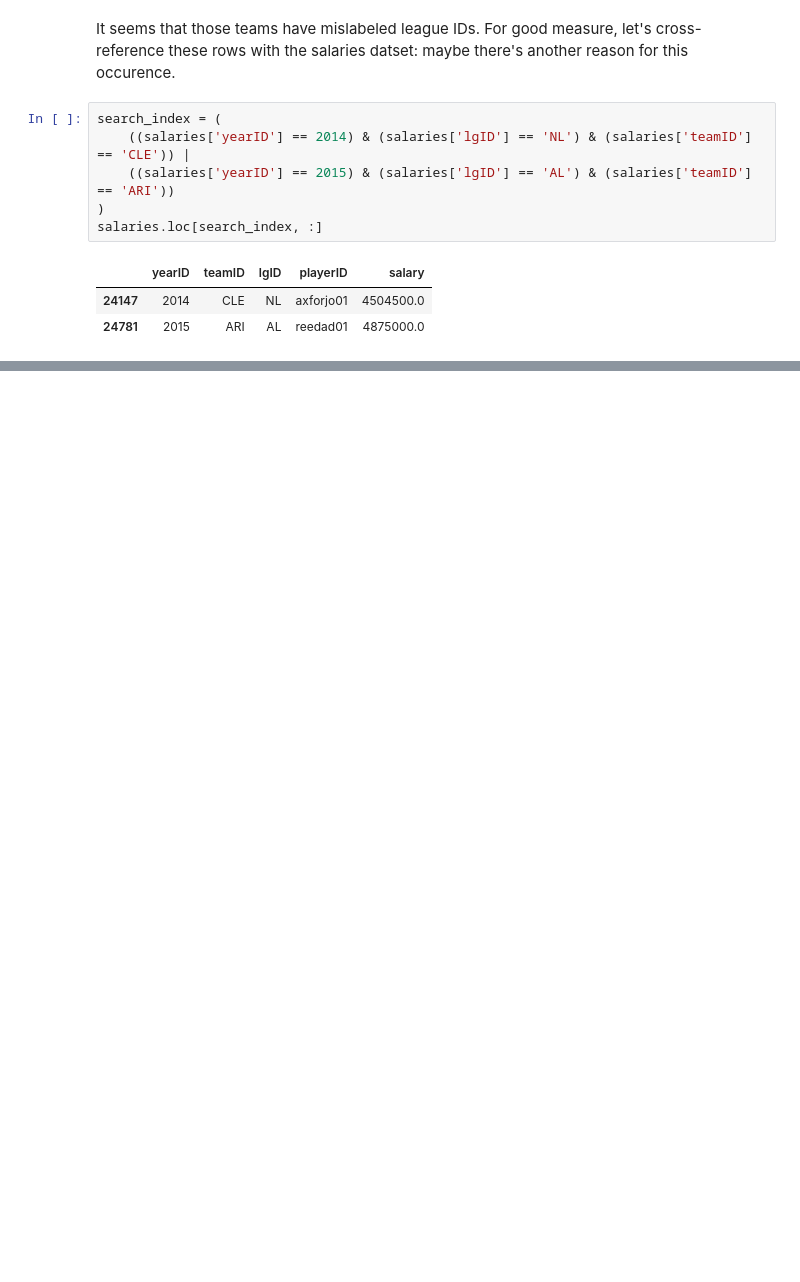
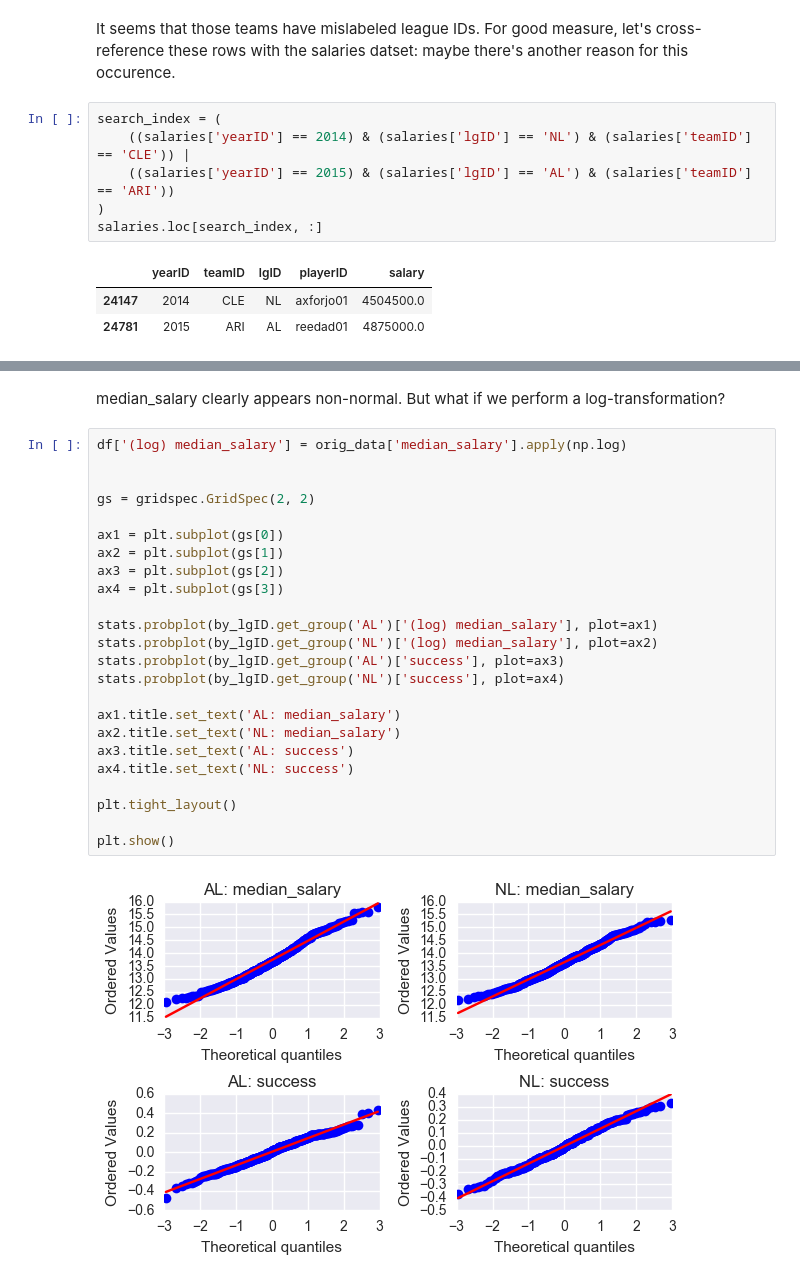
Before and after one commit to uipo78/Data-Analyst-Nanodegree, a Jupyter notebook: P2/P2.ipynb, the cells around one changed output, grey strips where cells are left out. Drawn from its saved outputs; the diff is of its cells as text; blank space fills up the shorter version.

```diff
--- a/P2/P2.ipynb
+++ b/P2/P2.ipynb
@@ -288,0 +222,28 @@ def heatmap(pvt_tbl, values, cmap, null_color='white'):
+# %% [markdown]
+median_salary clearly appears non-normal. But what if we perform a log-transformation?
+# %%
+df['(log) median_salary'] = orig_data['median_salary'].apply(np.log)
+
+
+gs = gridspec.GridSpec(2, 2)
+
+ax1 = plt.subplot(gs[0])
+ax2 = plt.subplot(gs[1])
+ax3 = plt.subplot(gs[2])
+ax4 = plt.subplot(gs[3])
+
+stats.probplot(by_lgID.get_group('AL')['(log) median_salary'], plot=ax1)
+stats.probplot(by_lgID.get_group('NL')['(log) median_salary'], plot=ax2)
+stats.probplot(by_lgID.get_group('AL')['success'], plot=ax3)
+stats.probplot(by_lgID.get_group('NL')['success'], plot=ax4)
+
+ax1.title.set_text('AL: median_salary')
+ax2.title.set_text('NL: median_salary')
+ax3.title.set_text('AL: success')
+ax4.title.set_text('NL: success')
+
+plt.tight_layout()
+
+plt.show()
+# %% [output]
+[figure, added]
```
Also changed, not shown: parts of 66 cells of this notebook.
